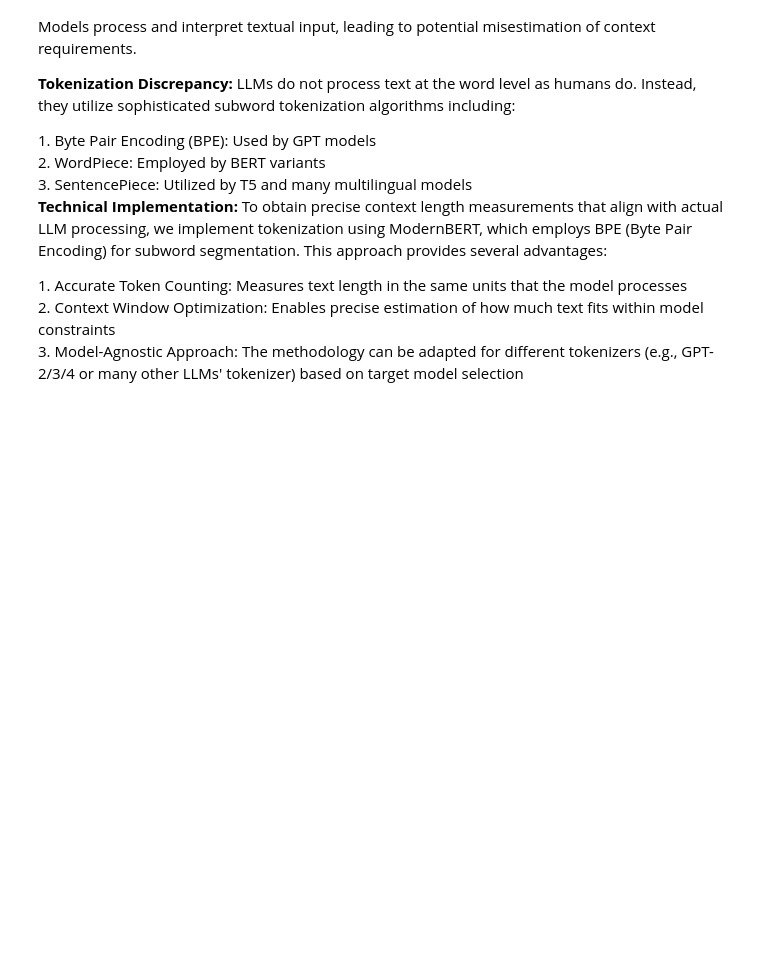
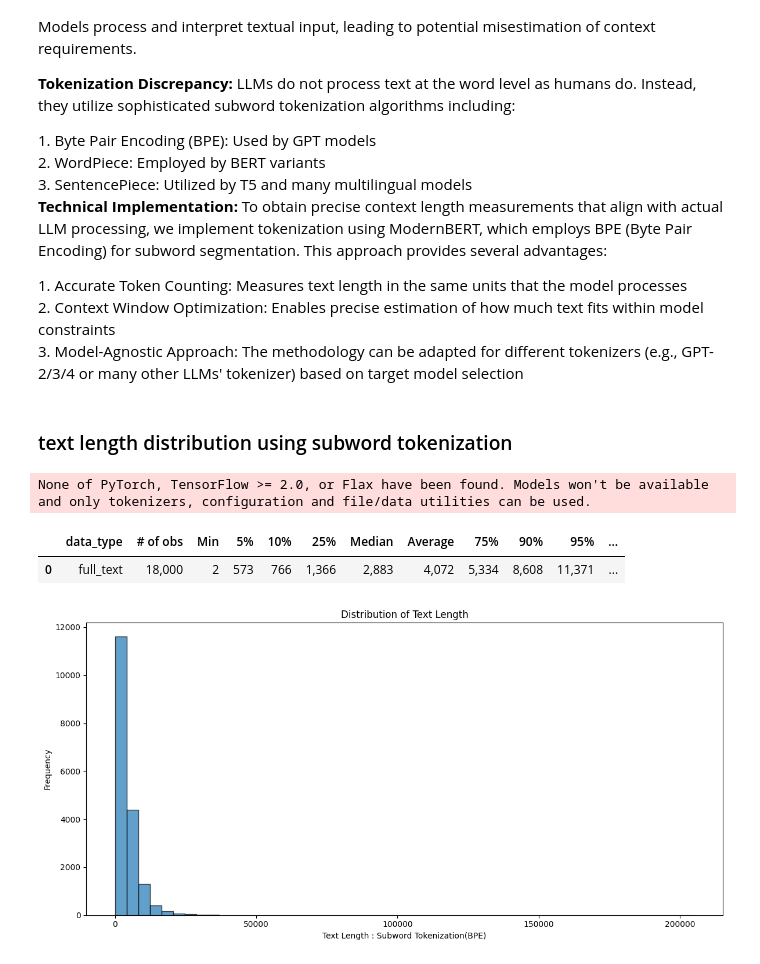
Before and after one commit to iamjiang/Misc, a Jupyter notebook: data_analysis.ipynb, the cells around one changed output. Drawn from its saved outputs; the diff is of its cells as text; code cells hidden in the pictures; blank space fills up the shorter version.

```diff
--- a/data_analysis.ipynb
+++ b/data_analysis.ipynb
@@ -242,3 +243,22 @@ The initial text length analysis employed a basic word-counting approach using w
 
 
 </span>
+# %% [markdown]
+### text length distribution using subword tokenization
+# %%
+from transformers import AutoTokenizer
+model_path = "answerdotai/ModernBERT-base"
+tokenizer = AutoTokenizer.from_pretrained(model_path)
+# %% [output]
+None of PyTorch, TensorFlow >= 2.0, or Flax have been found. Models won't be available and only tokenizers, configuration and file/data utilities can be used.
+# %%
+from datasets import Dataset
+# text_df=df["full_text"].to_frame("text")
+text_df=df.loc[:,["full_text","postures"]]
+hf=Dataset.from_pandas(text_df)
+
+def compute_lenth(example):
+    return {"text_length":len(example["input_ids"])}
+hf=hf.map(lambda x: tokenizer(x["full_text"]),batched=True)
+hf=hf.map(compute_lenth)
+df0=hf.to_pandas()
@@ -244,0 +305,18 @@ The initial text length analysis employed a basic word-counting approach using w
+# %%
+statistics_table(df0)
+# %% [output]
+|  | data_type | # of obs | Min | 5% | 10% | 25% | Median | Average | 75% | 90% | 95% | ... |
+| 0 | full_text | 18,000 | 2 | 573 | 766 | 1,366 | 2,883 | 4,072 | 5,334 | 8,608 | 11,371 | ... |
+# %%
+# Text length distribution
+plt.figure(figsize=(12, 6))
+
+plt.hist(df0['text_length'], bins=50, alpha=0.7, edgecolor='black')
+plt.title('Distribution of Text Length')
+plt.xlabel('Text Length : Subword Tokenization(BPE)')
+plt.ylabel('Frequency')
+
+plt.tight_layout()
+plt.show()
+# %% [output]
+[figure, added]
```
Also changed, not shown: parts of 4 cells of this notebook, 1 other file.
